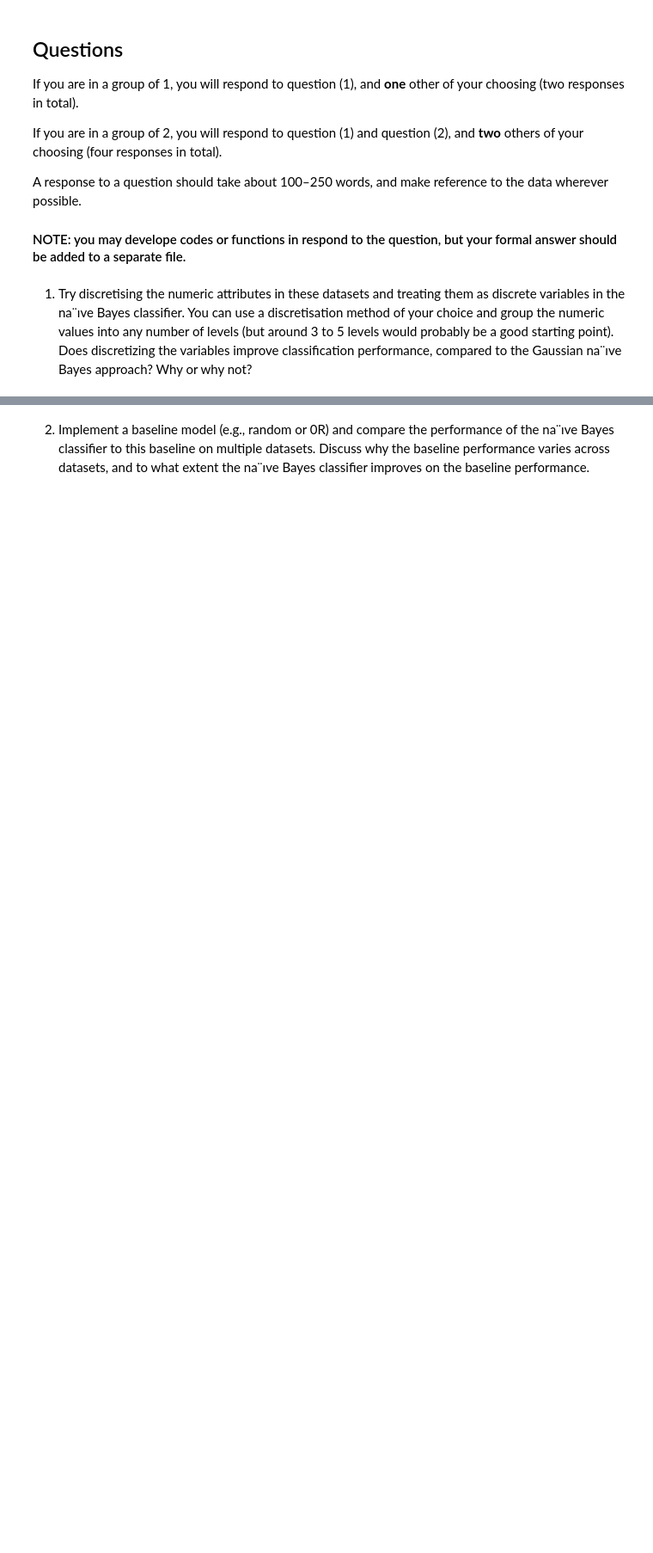
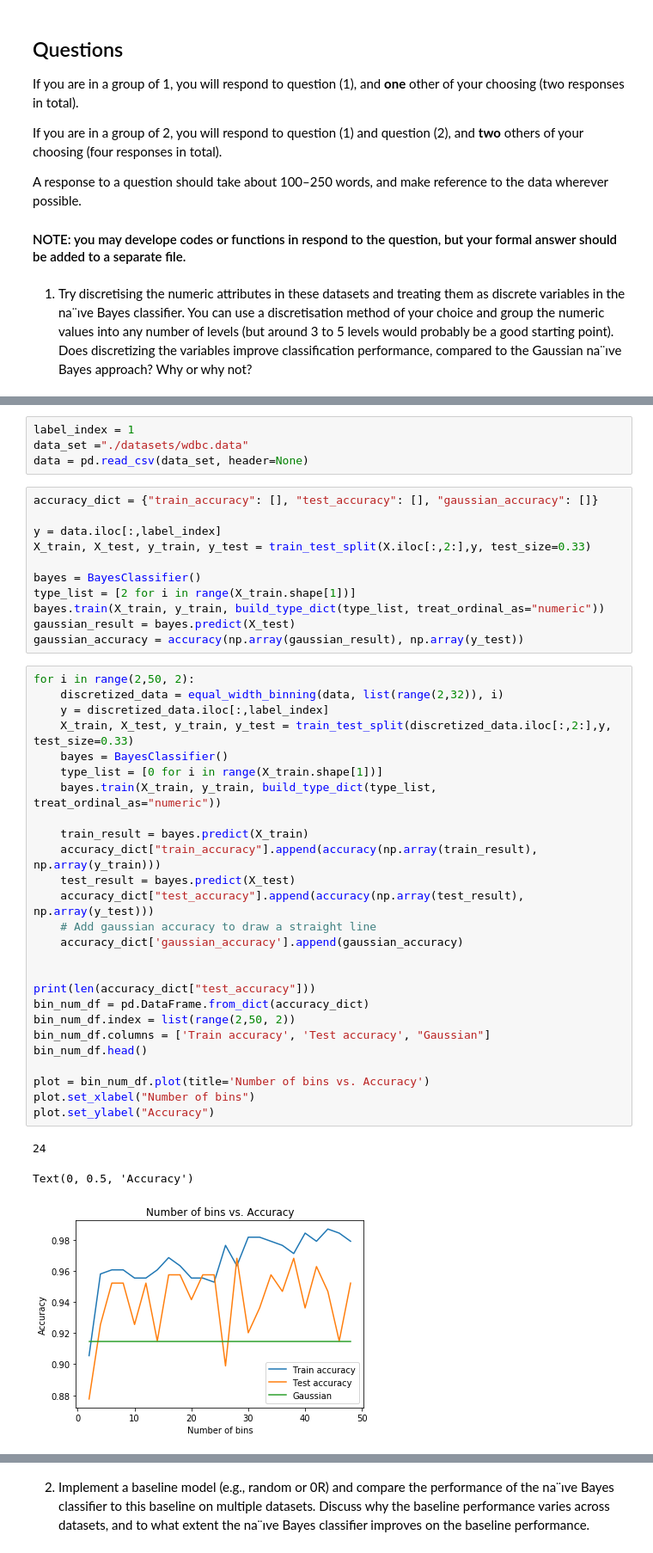
Before and after one commit to Haswf/NaiveBayesClassifier, a Jupyter notebook: assignment1_2020_template.ipynb, the cells around one changed output, grey strips where cells are left out. Shown at 86% size. Cells and saved outputs as stored; diff of their text form; blank space fills up the shorter version.

Commit message:
Draw diagrams

```diff
--- a/assignment1_2020_template.ipynb
+++ b/assignment1_2020_template.ipynb
@@ -379,0 +384,45 @@ to the Gaussian na¨ıve Bayes approach? Why or why not?
+# %%
+label_index = 1
+data_set ="./datasets/wdbc.data"
+data = pd.read_csv(data_set, header=None)
+# %%
+accuracy_dict = {"train_accuracy": [], "test_accuracy": [], "gaussian_accuracy": []}
+
+y = data.iloc[:,label_index]
+X_train, X_test, y_train, y_test = train_test_split(X.iloc[:,2:],y, test_size=0.33)
+
+bayes = BayesClassifier()
+type_list = [2 for i in range(X_train.shape[1])]
+bayes.train(X_train, y_train, build_type_dict(type_list, treat_ordinal_as="numeric"))
+gaussian_result = bayes.predict(X_test)
+gaussian_accuracy = accuracy(np.array(gaussian_result), np.array(y_test))
+# %%
+for i in range(2,50, 2):
+    discretized_data = equal_width_binning(data, list(range(2,32)), i)
+    y = discretized_data.iloc[:,label_index]
+    X_train, X_test, y_train, y_test = train_test_split(discretized_data.iloc[:,2:],y, test_size=0.33)
+    bayes = BayesClassifier()
+    type_list = [0 for i in range(X_train.shape[1])]
+    bayes.train(X_train, y_train, build_type_dict(type_list, treat_ordinal_as="numeric"))
+
+    train_result = bayes.predict(X_train)
+    accuracy_dict["train_accuracy"].append(accuracy(np.array(train_result), np.array(y_train)))
+    test_result = bayes.predict(X_test)
+    accuracy_dict["test_accuracy"].append(accuracy(np.array(test_result), np.array(y_test)))
+    # Add gaussian accuracy to draw a straight line
+    accuracy_dict['gaussian_accuracy'].append(gaussian_accuracy)
+
+
+print(len(accuracy_dict["test_accuracy"]))
+bin_num_df = pd.DataFrame.from_dict(accuracy_dict)
+bin_num_df.index = list(range(2,50, 2))
+bin_num_df.columns = ['Train accuracy', 'Test accuracy', "Gaussian"]
+bin_num_df.head()
+
+plot = bin_num_df.plot(title='Number of bins vs. Accuracy')
+plot.set_xlabel("Number of bins")
+plot.set_ylabel("Accuracy")
+# %% [output]
+24
+Text(0, 0.5, 'Accuracy')
+[figure, added]
```
Also changed, not shown: parts of 26 cells of this notebook.
